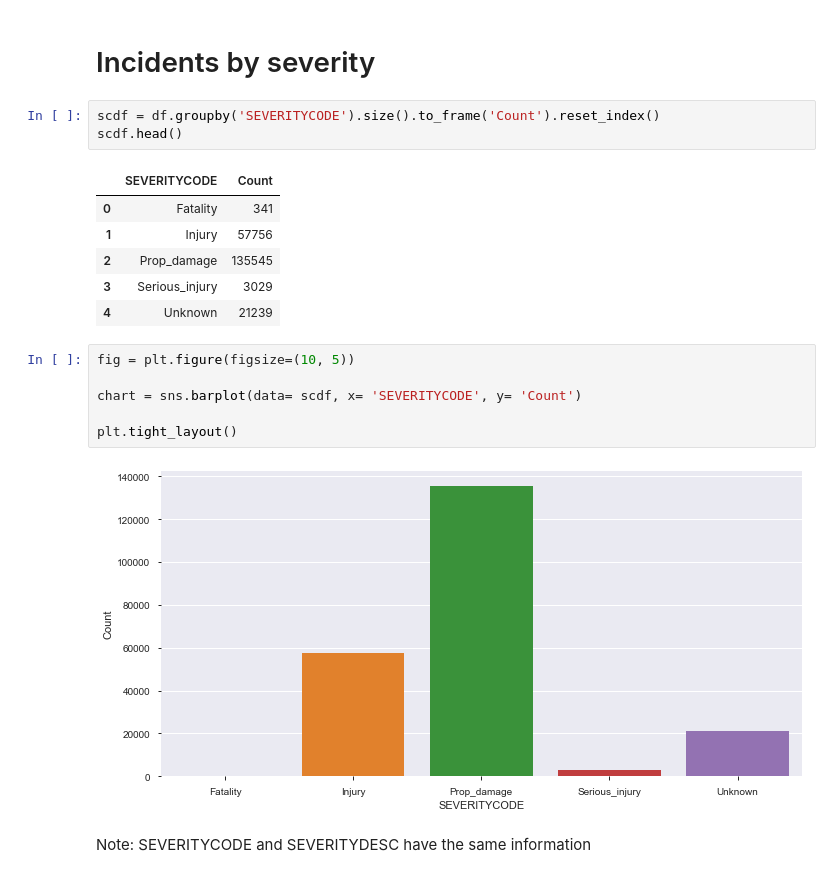
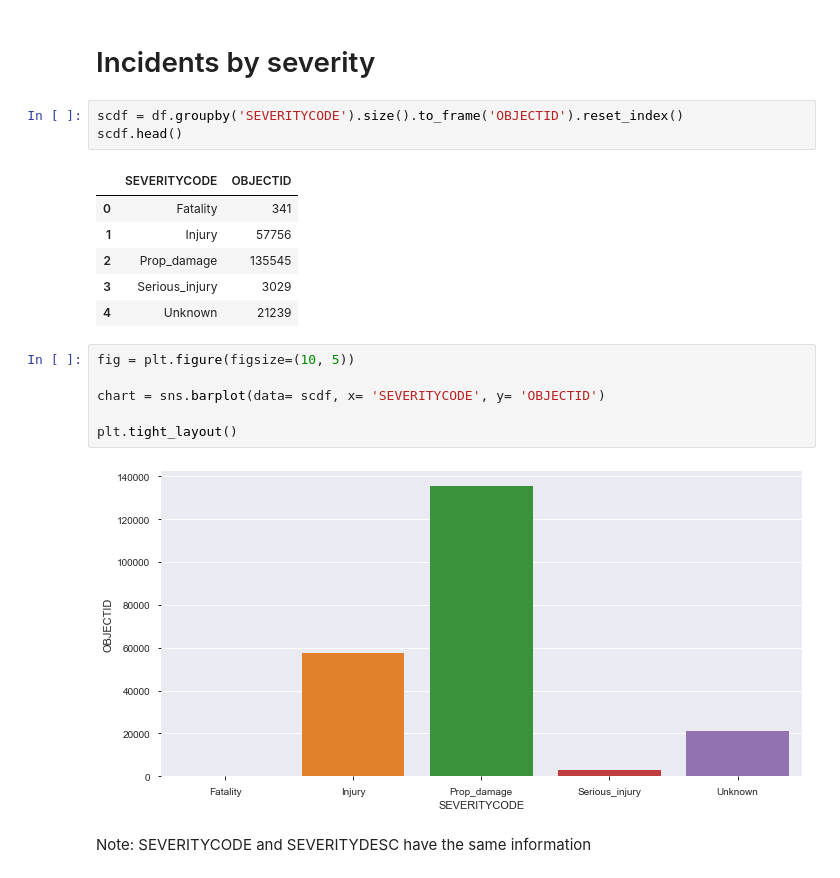
Before and after one commit to orbitse/garbanzo, a Jupyter notebook: Intersection Project.ipynb, the cells around one changed output. Drawn from its saved outputs; the diff is of its cells as text.

```diff
--- a/Intersection Project.ipynb
+++ b/Intersection Project.ipynb
@@ -233,10 +414,10 @@ plt.tight_layout()
 # %% [markdown]
 # Incidents by severity
 # %%
-scdf = df.groupby('SEVERITYCODE').size().to_frame('Count').reset_index()
+scdf = df.groupby('SEVERITYCODE').size().to_frame('OBJECTID').reset_index()
 scdf.head()
 # %% [output]
-|  | SEVERITYCODE | Count |
+|  | SEVERITYCODE | OBJECTID |
 | 0 | Fatality | 341 |
 | 1 | Injury | 57756 |
 | 2 | Prop_damage | 135545 |
@@ -245,10 +426,10 @@ scdf.head()
 # %%
 fig = plt.figure(figsize=(10, 5))
 
-chart = sns.barplot(data= scdf, x= 'SEVERITYCODE', y= 'Count')
+chart = sns.barplot(data= scdf, x= 'SEVERITYCODE', y= 'OBJECTID')
 
 plt.tight_layout()
 # %% [output]
-[figure, old version]
+[figure, new version]
 # %% [markdown]
 Note: SEVERITYCODE and SEVERITYDESC have the same information
```
Also changed, not shown: parts of 52 cells of this notebook.
